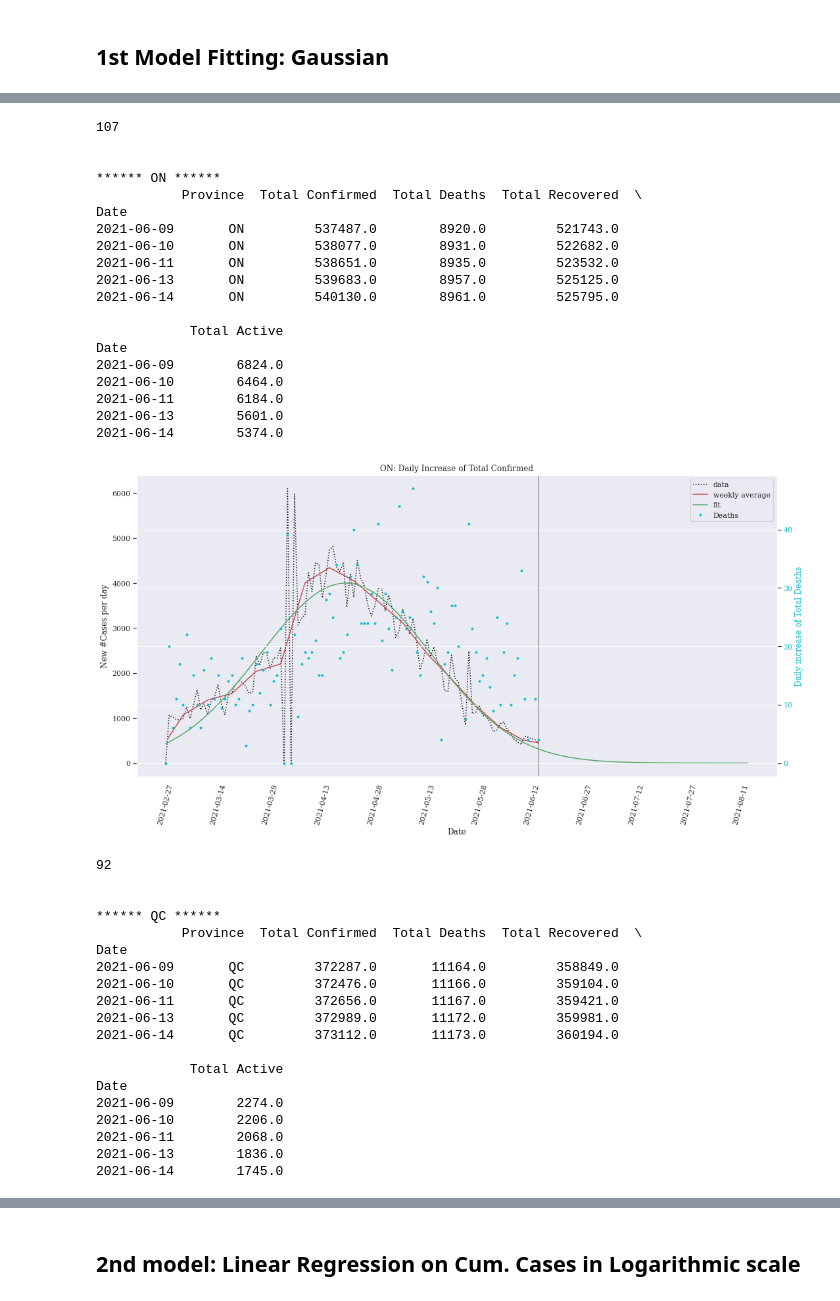
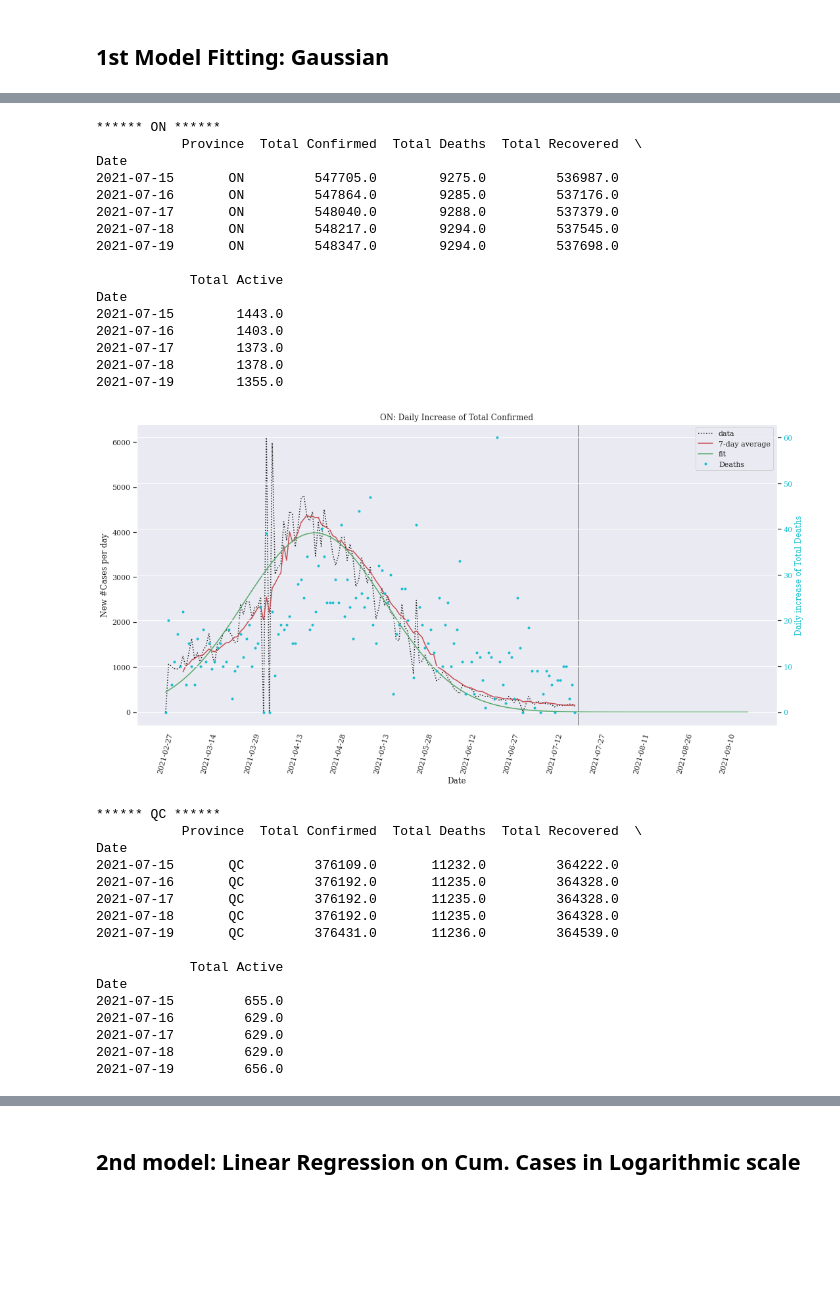
Before and after one commit to twiskle/covid19_data, a Jupyter notebook: covid19_model_canada.ipynb, the cells around one changed output, grey strips where cells are left out. Cells and saved outputs as stored; diff of their text form; code cells hidden in the pictures; blank space fills up the shorter version.

Commit message:
Update to July19th
- data update to July19th
- replace weekly average with 7-day average curve

```diff
--- a/covid19_model_canada.ipynb
+++ b/covid19_model_canada.ipynb
@@ -196,7 +196,7 @@ for i in range(len(target)):
     file_fullpath = os.path.join(save_path, target[i] + ".csv")
     df_temp = pd.read_csv(file_fullpath)
     #df_temp.drop_duplicates(subset=['Total Confirmed','Date'], keep = 'first', inplace = True)
-    df_temp.drop_duplicates(subset=['Date'], keep = 'last', inplace = True)
+    df_temp.drop_duplicates(subset=['Province', 'Date'], keep = 'last', inplace = True)
     #print(df_temp.tail(2))
     #continue
     df_temp = df_temp.set_index('Date')
@@ -276,7 +302,7 @@ for cur_df in df:
     from datetime import datetime
     today = datetime.today()
     days_diff = today - try_parsing_date(xdata[0])
-    print(days_diff.days)
+    #print(days_diff.days)
     ############################################
 
     xdata = xdata[~ydata.apply(np.isnan)]
@@ -297,6 +323,8 @@ for cur_df in df:
 
     # compute the weekly average
     weekly_avg = getWeeklyAverage(xdata, x_data_in_day, y_data_change_per_day, year_start)
+    # compute the seven day average
+    sevenDayAvg = getSevenDayAverage(xdata, x_data_in_day, y_data_change_per_day, year_start)
 
     # ignore datapoints where count is zero
     #nonzero_indices = np.where(y_data_change_per_day != 0.0)[0]
@@ -329,16 +357,24 @@ for cur_df in df:
     fig, ax = plt.subplots(figsize=(15,8))
     #plt.clf()
 
+    #font settings
     plt.rcParams.update({'font.size': 12})
     plt.rcParams.update({'figure.autolayout': True,
                          'font.size': 5})
 
+    # vertical and horizontal lines
     plt.axvline(x=days_diff.days, color = 'black', linewidth=0.5)
+    plt.axhline(y=0, color = 'black', linewidth=0.5)
 
+    # data lines
     lns1 = ax.plot(x_data_in_day, y_data_change_per_day, 'k:', label='data')
 
-    lns2 = ax.plot(weekly_avg['Week_midpoint'], weekly_avg['Daily_Increase'],
-             'r-', label = 'weekly average')
+    # weekly average
+    #lns2 = ax.plot(weekly_avg['Week_midpoint'], weekly_avg['Daily_Increase'],
+    #         'r-', label = 'weekly average')
+    # seven day average
+    lns2 = ax.plot(sevenDayAvg['Date_Num'], sevenDayAvg['SMA_7'],
+             'r-', label = '7-day average')
 
     lns3 = ax.plot(np.concatenate((x_data_in_day, x_extend)),
              func_normal(np.concatenate((x_data_in_day, x_extend)), *popt),
@@ -347,14 +383,15 @@ for cur_df in df:
     plt.xticks(np.arange(x_data_in_day[0], max(x_data_in_day) + max(x_extend), step = 15),
            labels = xdisplay[::15], rotation=75)
 
-    ##secondary axis
+    ## secondary axis
     # fit your data and getting fit parameters
     ydata_2ndry = cur_df[second_param].fillna(value = 0, inplace = False)[start_point:]
     ydata_2ndry_change = np.ediff1d(ydata_2ndry, to_begin=0)
     ydata_2ndry_change_per_day = np.array([division(float(y),float(x)) for y,x in
                                       zip(ydata_2ndry_change,x_data_in_day_diff)])
-    #popt2, pcov2 = curve_fit(func_normal, x_data_in_day, ydata_2ndry,
-    #                       p0=init_vals, maxfev = 100000)
+    # any daily increase less than zero is set as 0
+    ydata_2ndry_change_per_day[ydata_2ndry_change_per_day<0] = 0
+
     ax2 = ax.twinx()  # instantiate a second axes that shares the same x-axis
     color = 'tab:cyan'
     ax2.set_ylabel('Daily increase of ' + second_param, color=color)
@@ -404,39 +438,33 @@ Date
-107
-
-
 ****** ON ******
            Province  Total Confirmed  Total Deaths  Total Recovered  \
 Date
-2021-06-09       ON         537487.0        8920.0         521743.0
-2021-06-10       ON         538077.0        8931.0         522682.0
-2021-06-11       ON         538651.0        8935.0         523532.0
-2021-06-13       ON         539683.0        8957.0         525125.0
-2021-06-14       ON         540130.0        8961.0         525795.0
+2021-07-15       ON         547705.0        9275.0         536987.0
+2021-07-16       ON         547864.0        9285.0         537176.0
+2021-07-17       ON         548040.0        9288.0         537379.0
+2021-07-18       ON         548217.0        9294.0         537545.0
+2021-07-19       ON         548347.0        9294.0         537698.0
 
             Total Active
 Date
-2021-06-09        6824.0
-2021-06-10        6464.0
-2021-06-11        6184.0
-2021-06-13        5601.0
-2021-06-14        5374.0
+2021-07-15        1443.0
+2021-07-16        1403.0
+2021-07-17        1373.0
+2021-07-18        1378.0
+2021-07-19        1355.0
-[figure, old version]
+[figure, new version]
-92
-
-
 ****** QC ******
            Province  Total Confirmed  Total Deaths  Total Recovered  \
 Date
-2021-06-09       QC         372287.0       11164.0         358849.0
-2021-06-10       QC         372476.0       11166.0         359104.0
-2021-06-11       QC         372656.0       11167.0         359421.0
-2021-06-13       QC         372989.0       11172.0         359981.0
-2021-06-14       QC         373112.0       11173.0         360194.0
+2021-07-15       QC         376109.0       11232.0         364222.0
+2021-07-16       QC         376192.0       11235.0         364328.0
+2021-07-17       QC         376192.0       11235.0         364328.0
+2021-07-18       QC         376192.0       11235.0         364328.0
+2021-07-19       QC         376431.0       11236.0         364539.0
 
             Total Active
 Date
-2021-06-09        2274.0
-2021-06-10        2206.0
-2021-06-11        2068.0
-2021-06-13        1836.0
-2021-06-14        1745.0
+2021-07-15         655.0
+2021-07-16         629.0
+2021-07-17         629.0
+2021-07-18         629.0
+2021-07-19         656.0
```
Also changed, not shown: parts of 11 cells of this notebook.
